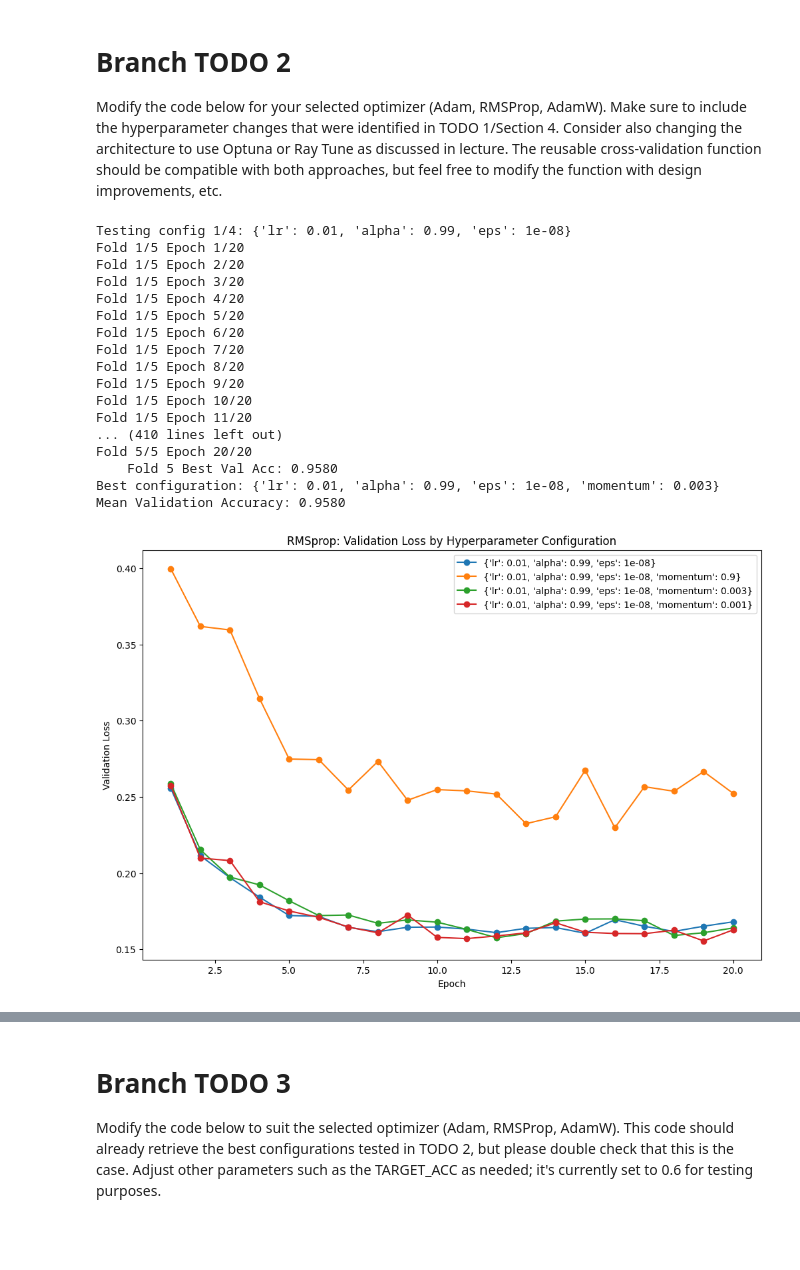
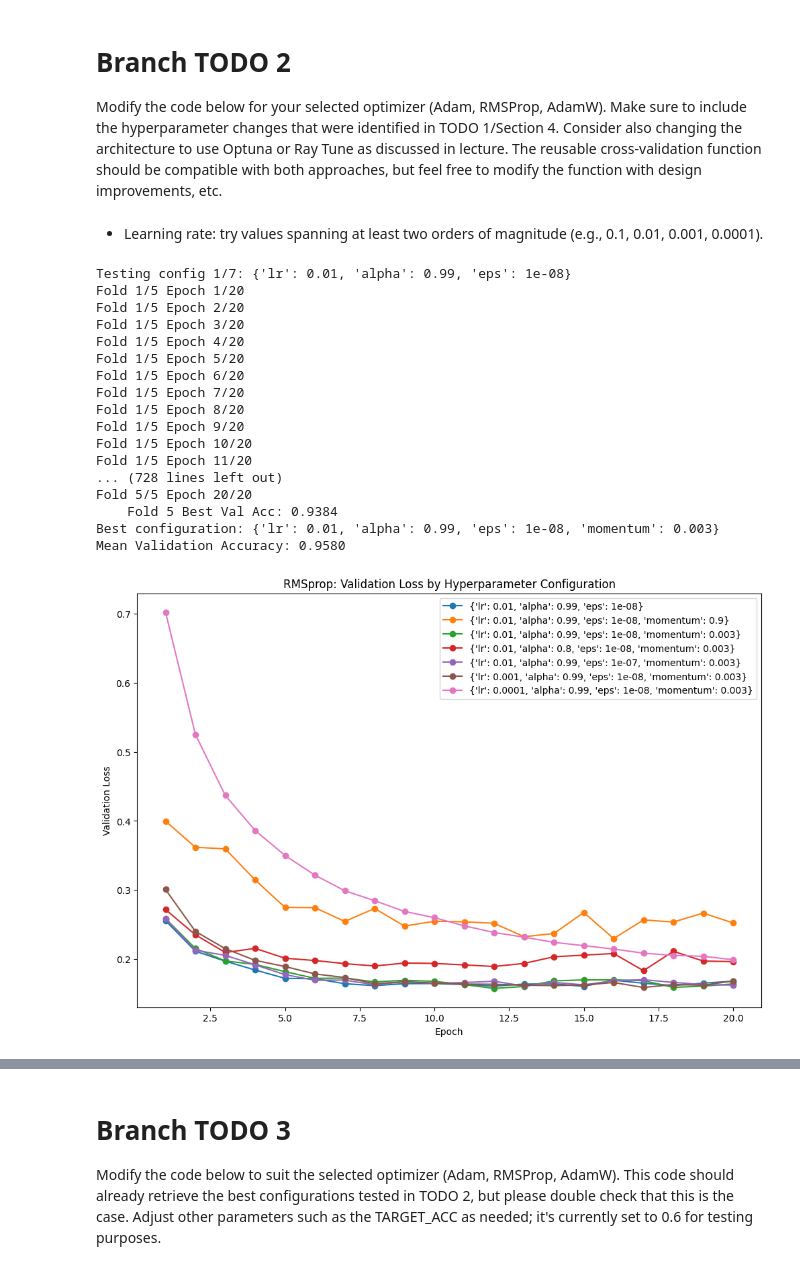
Before and after one commit to yaofu-yang/aigc-5500-midterm-project, a Jupyter notebook: src/rmsprop_model.ipynb, the cells around one changed output, grey strips where cells are left out. Cells and saved outputs as stored; diff of their text form; code cells hidden in the pictures; blank space fills up the shorter version.

Commit message:
Adding more config to test

```diff
--- a/src/rmsprop_model.ipynb
+++ b/src/rmsprop_model.ipynb
@@ -400,6 +400,9 @@ Modify the code below for your selected optimizer (Adam, RMSProp, AdamW).
 Make sure to include the hyperparameter changes that were identified in TODO 1/Section 4.
 Consider also changing the architecture to use Optuna or Ray Tune as discussed in lecture.
 The reusable cross-validation function should be compatible with both approaches, but feel free to modify the function with design improvements, etc.
+# %% [markdown]
+- Learning  rate: try values  spanning  at  least  two  orders  of magnitude (e.g.,  0.1,  0.01,  0.001,
+0.0001).
 # %%
 # Example code for optimizer trials with different hyperparameter configurations
 
@@ -412,8 +415,15 @@ optimizer_class = torch.optim.RMSprop
 hyperparameters = [
     {"lr" :0.01, "alpha" : 0.99, "eps" :1e-8},
     {"lr": 0.01,   "alpha": 0.99, "eps": 1e-8, "momentum":  0.9},
+    # {"lr": 0.01,   "alpha": 0.99, "eps": 1e-8, "momentum":  0.001},
     {"lr": 0.01,   "alpha": 0.99, "eps": 1e-8, "momentum":  0.003},
-    {"lr": 0.01,   "alpha": 0.99, "eps": 1e-8, "momentum":  0.001}
+    {"lr": 0.01,   "alpha": 0.80, "eps": 1e-8, "momentum":  0.003},
+    {"lr": 0.01,   "alpha": 0.99,  "eps":  0.0000001, "momentum":  0.003},
+    # {"lr": 0.01,   "alpha": 0.01, "eps": 1e-8, "momentum":  0.004},
+    # {"lr": 0.01,   "alpha": 1.0, "eps": 1e-8, "momentum":  0.004}
+    # {"lr": 0.01,   "alpha": 0.009, "eps": 1e-8, "momentum":  0.004},
+     {"lr": 0.001,   "alpha": 0.99, "eps": 1e-8, "momentum":  0.003},
+     {"lr": 0.0001,   "alpha": 0.99, "eps": 1e-8, "momentum":  0.003}
 ]
 
 # Will store the results from the best configuration for this optimizer
@@ -469,34 +479,34 @@ for label, losses in loss_histories.items():
 plt.xlabel('Epoch')
 plt.ylabel('Validation Loss')
 plt.title('RMSprop: Validation Loss by Hyperparameter Configuration')
 plt.legend()
 plt.show()
 
 # Plot 2: Training loss per config
 plt.figure(figsize=(12, 8))
 for label, losses in loss_histories.items():
     plt.plot(range(1, len(losses["train"]) + 1), losses["train"], marker='o', label=label)  # <- changed "val" to "train"
 plt.xlabel('Epoch')
 plt.ylabel('Training Loss')
 plt.title('RMSprop: Training Loss by Hyperparameter Configuration')
 plt.legend()
 plt.show()
 # %% [output]
-Testing config 1/4: {'lr': 0.01, 'alpha': 0.99, 'eps': 1e-08}
+Testing config 1/7: {'lr': 0.01, 'alpha': 0.99, 'eps': 1e-08}
 Fold 1/5 Epoch 1/20
 Fold 1/5 Epoch 2/20
 Fold 1/5 Epoch 3/20
 Fold 1/5 Epoch 4/20
 Fold 1/5 Epoch 5/20
 Fold 1/5 Epoch 6/20
 Fold 1/5 Epoch 7/20
 Fold 1/5 Epoch 8/20
 Fold 1/5 Epoch 9/20
 Fold 1/5 Epoch 10/20
 Fold 1/5 Epoch 11/20
-... (410 lines left out)
+... (728 lines left out)
 Fold 5/5 Epoch 20/20
-    Fold 5 Best Val Acc: 0.9580
+    Fold 5 Best Val Acc: 0.9384
 Best configuration: {'lr': 0.01, 'alpha': 0.99, 'eps': 1e-08, 'momentum': 0.003}
 Mean Validation Accuracy: 0.9580
-[figure, old version]
+[figure, new version]
```
Also changed, not shown: parts of 1 cell of this notebook.
